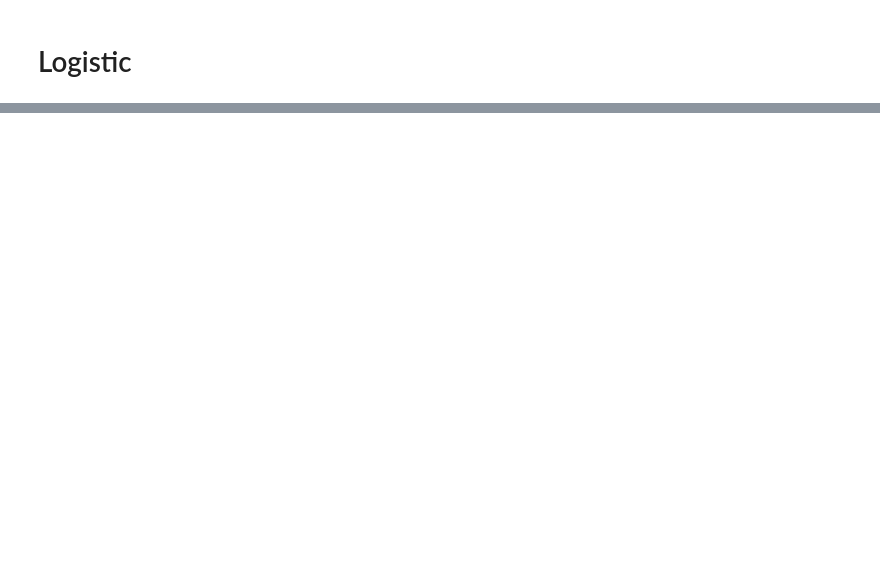
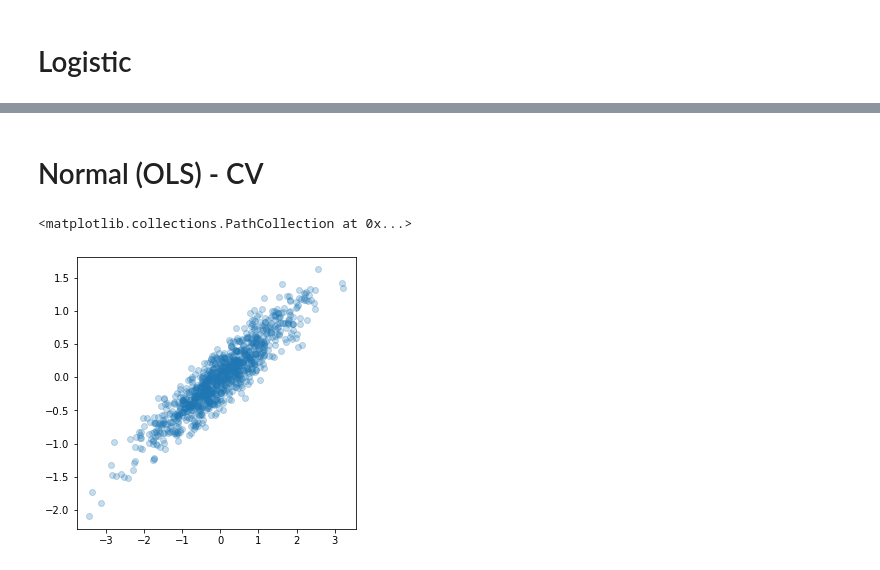
Before and after one commit to kimerein/sabatinilab-glm, a Jupyter notebook: glm-test.ipynb, the cells around one changed output, grey strips where cells are left out. Saved outputs shown, nothing was run; the diff lists cells and outputs as text; code cells hidden in the pictures; blank space fills up the shorter version.

```diff
--- a/glm-test.ipynb
+++ b/glm-test.ipynb
@@ -122,0 +127,17 @@ plt.plot(view_x, np.squeeze(view_y), color='g')
+# %% [markdown]
+# Normal (OLS) - CV
+# %%
+norm = stats.norm()
+
+true_x = norm.rvs(size=1000)
+true_y = true_x * 0.5
+obs_y = (true_y + norm.rvs(size=1000)*0.2)
+
+x = true_x[:,None]
+y = obs_y
+
+plt.figure(figsize=(5,5))
+plt.scatter(x, y, alpha = 0.25)
+# %% [output]
+<matplotlib.collections.PathCollection at 0x...>
+[figure, added]
```
Also changed, not shown: parts of 18 cells of this notebook, 4 other files.
